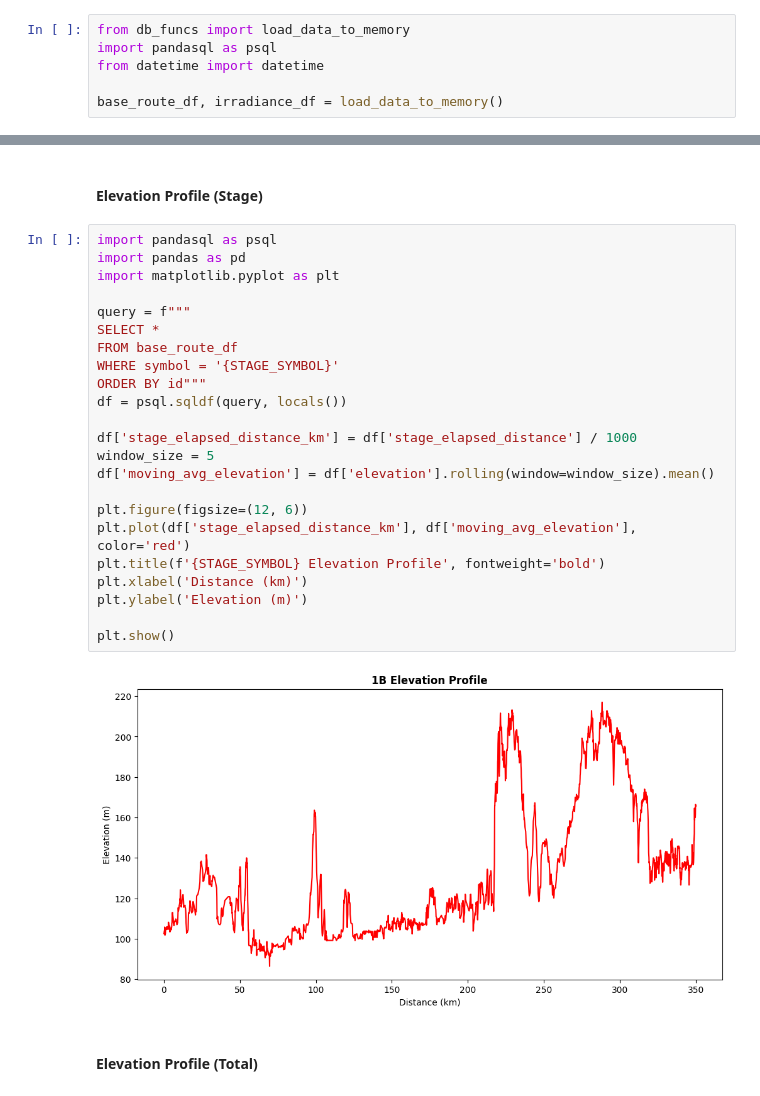
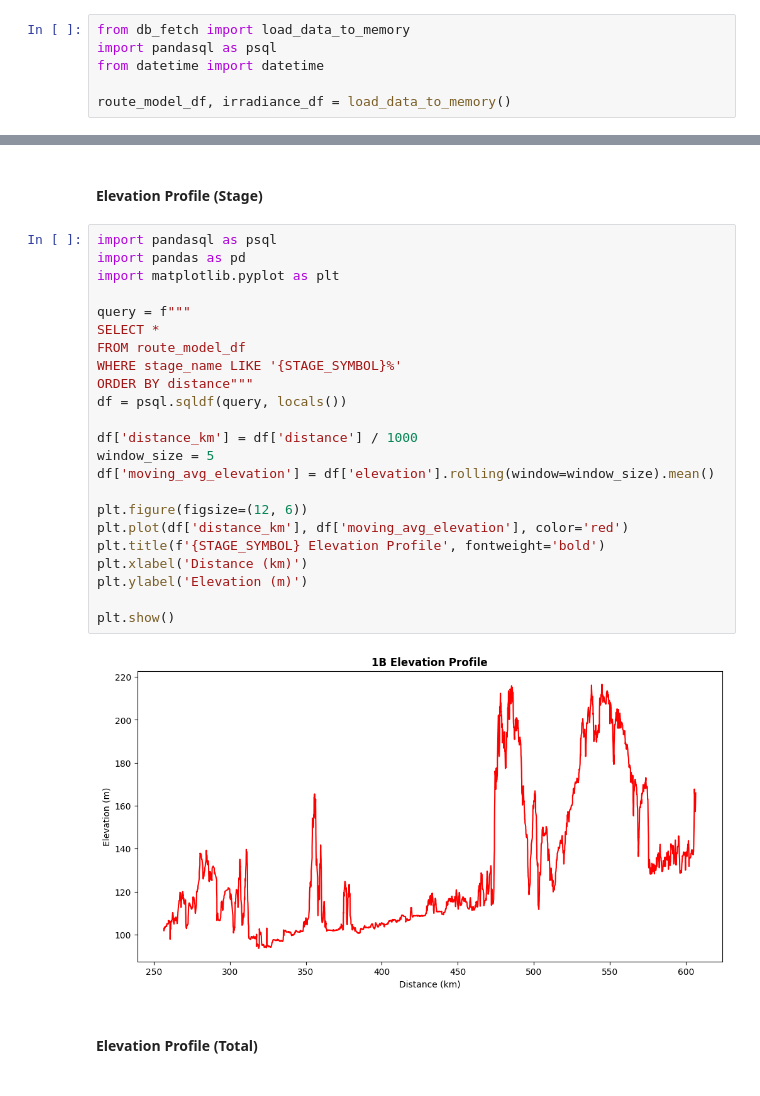
Before and after one commit to uw-midsun/strategy_msxvi, a Jupyter notebook: main.ipynb, the cells around one changed output, grey strips where cells are left out. Drawn from its saved outputs; the diff is of its cells as text.

```diff
--- a/main.ipynb
+++ b/main.ipynb
@@ -83,9 +84,9 @@ Additionally, for increased performance, the local database is then stored in me
 
 **This cell is a pre-requisite for all the following cells.**
 # %%
-from db_funcs import load_data_to_memory
+from db_fetch import load_data_to_memory
 import pandasql as psql
 from datetime import datetime
 
-base_route_df, irradiance_df = load_data_to_memory()
+route_model_df, irradiance_df = load_data_to_memory()
 # %% [output]
@@ -138,28 +140,28 @@ Stage 1B total distance: 349.72 km
 # %%
 import pandasql as psql
 import pandas as pd
 import matplotlib.pyplot as plt
 
 query = f"""
 SELECT *
-FROM base_route_df
-WHERE symbol = '{STAGE_SYMBOL}'
-ORDER BY id"""
+FROM route_model_df
+WHERE stage_name LIKE '{STAGE_SYMBOL}%'
+ORDER BY distance"""
 df = psql.sqldf(query, locals())
 
-df['stage_elapsed_distance_km'] = df['stage_elapsed_distance'] / 1000
+df['distance_km'] = df['distance'] / 1000
 window_size = 5
 df['moving_avg_elevation'] = df['elevation'].rolling(window=window_size).mean()
 
 plt.figure(figsize=(12, 6))
-plt.plot(df['stage_elapsed_distance_km'], df['moving_avg_elevation'], color='red')
+plt.plot(df['distance_km'], df['moving_avg_elevation'], color='red')
 plt.title(f'{STAGE_SYMBOL} Elevation Profile', fontweight='bold')
 plt.xlabel('Distance (km)')
 plt.ylabel('Elevation (m)')
 
 plt.show()
 # %% [output]
-[figure, old version]
+[figure, new version]
 # %% [markdown]
 #### Elevation Profile (Total)
 # %%
```
Also changed, not shown: parts of 11 cells of this notebook.
